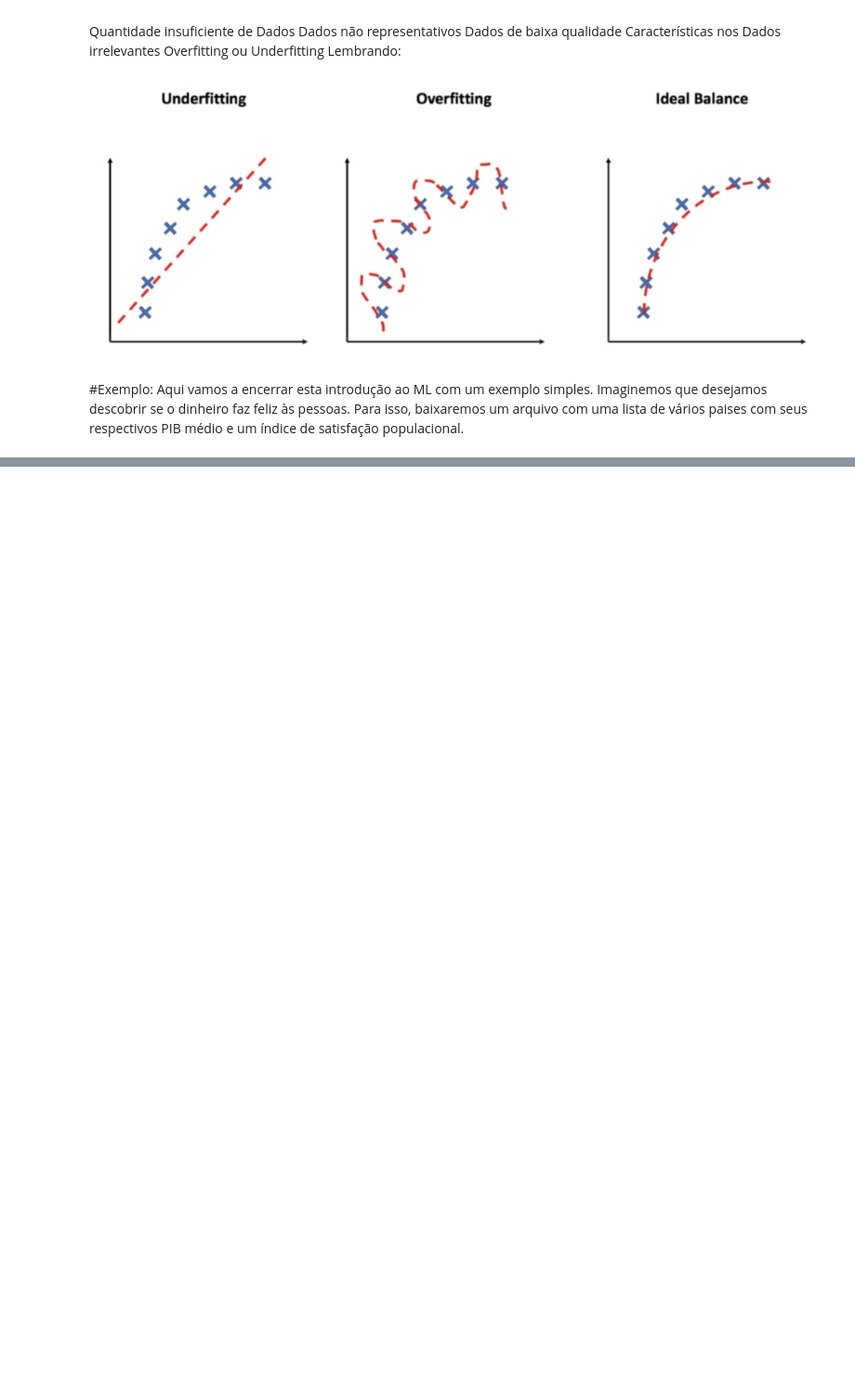
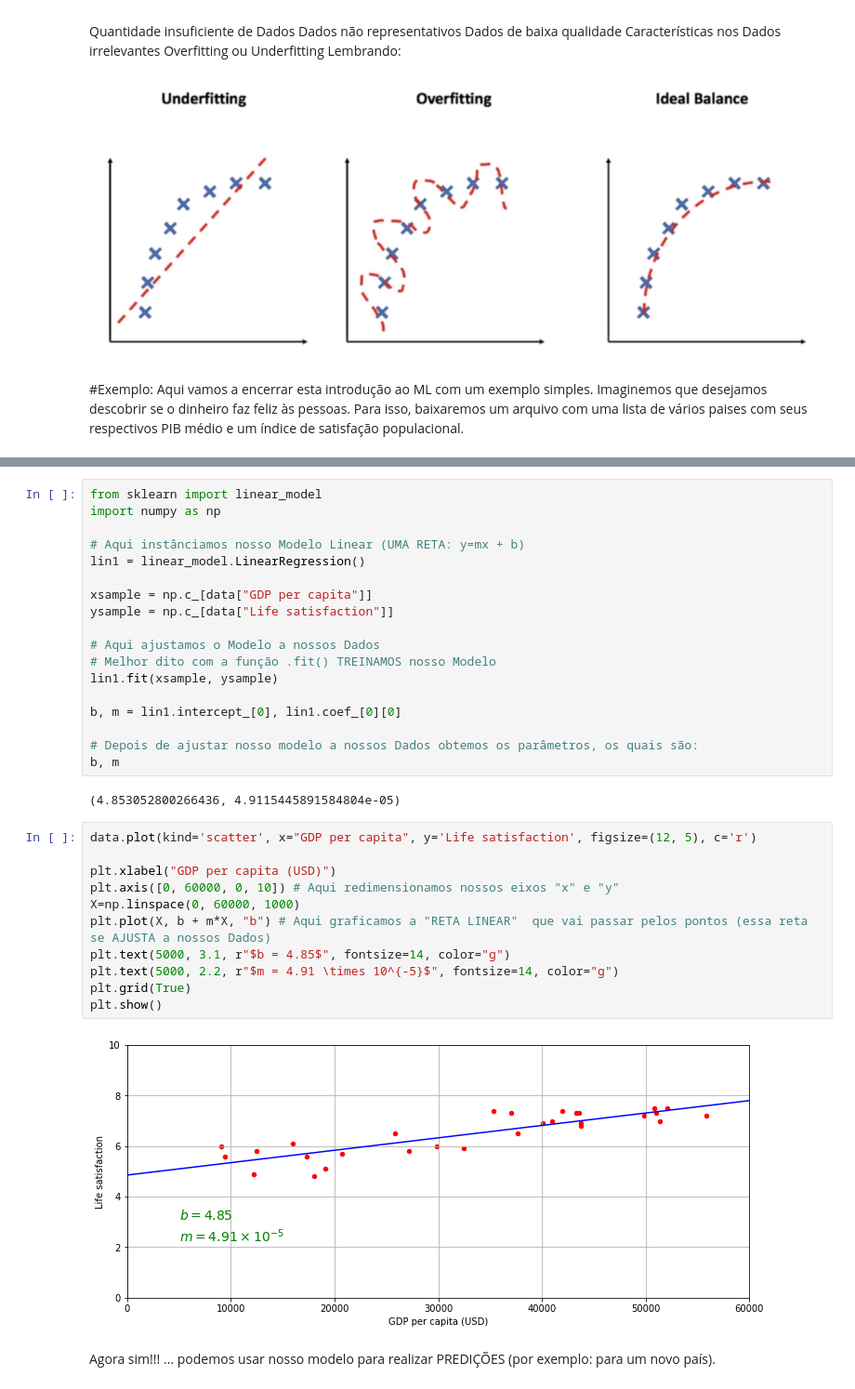
Before and after one commit to KARINAgoncalvesSOARES/Machine_Learning, a Jupyter notebook: machine_learning_introducao.ipynb, the cells around one changed output, grey strips where cells are left out. Shown at 93% size. Cells and saved outputs as stored; diff of their text form; blank space fills up the shorter version.

```diff
--- a/machine_learning_introducao.ipynb
+++ b/machine_learning_introducao.ipynb
@@ -69,0 +118,35 @@ country_stats.csv   100%[===================>]     784  --.-KB/s    in 0s
+# %%
+from sklearn import linear_model
+import numpy as np
+
+# Aqui instânciamos nosso Modelo Linear (UMA RETA: y=mx + b)
+lin1 = linear_model.LinearRegression()
+
+xsample = np.c_[data["GDP per capita"]]
+ysample = np.c_[data["Life satisfaction"]]
+
+# Aqui ajustamos o Modelo a nossos Dados
+# Melhor dito com a função .fit() TREINAMOS nosso Modelo
+lin1.fit(xsample, ysample)
+
+b, m = lin1.intercept_[0], lin1.coef_[0][0]
+
+# Depois de ajustar nosso modelo a nossos Dados obtemos os parâmetros, os quais são:
+b, m
+# %% [output]
+(4.853052800266436, 4.9115445891584804e-05)
+# %%
+data.plot(kind='scatter', x="GDP per capita", y='Life satisfaction', figsize=(12, 5), c='r')
+
+plt.xlabel("GDP per capita (USD)")
+plt.axis([0, 60000, 0, 10]) # Aqui redimensionamos nossos eixos "x" e "y"
+X=np.linspace(0, 60000, 1000)
+plt.plot(X, b + m*X, "b") # Aqui graficamos a "RETA LINEAR"  que vai passar pelos pontos (essa reta se AJUSTA a nossos Dados)
+plt.text(5000, 3.1, r"$b = 4.85$", fontsize=14, color="g")
+plt.text(5000, 2.2, r"$m = 4.91 \times 10^{-5}$", fontsize=14, color="g")
+plt.grid(True)
+plt.show()
+# %% [output]
+[figure, added]
+# %% [markdown]
+Agora sim!!! ... podemos usar nosso modelo para realizar PREDIÇÕES (por exemplo: para um novo país).
```
Also changed, not shown: parts of 8 cells of this notebook.
